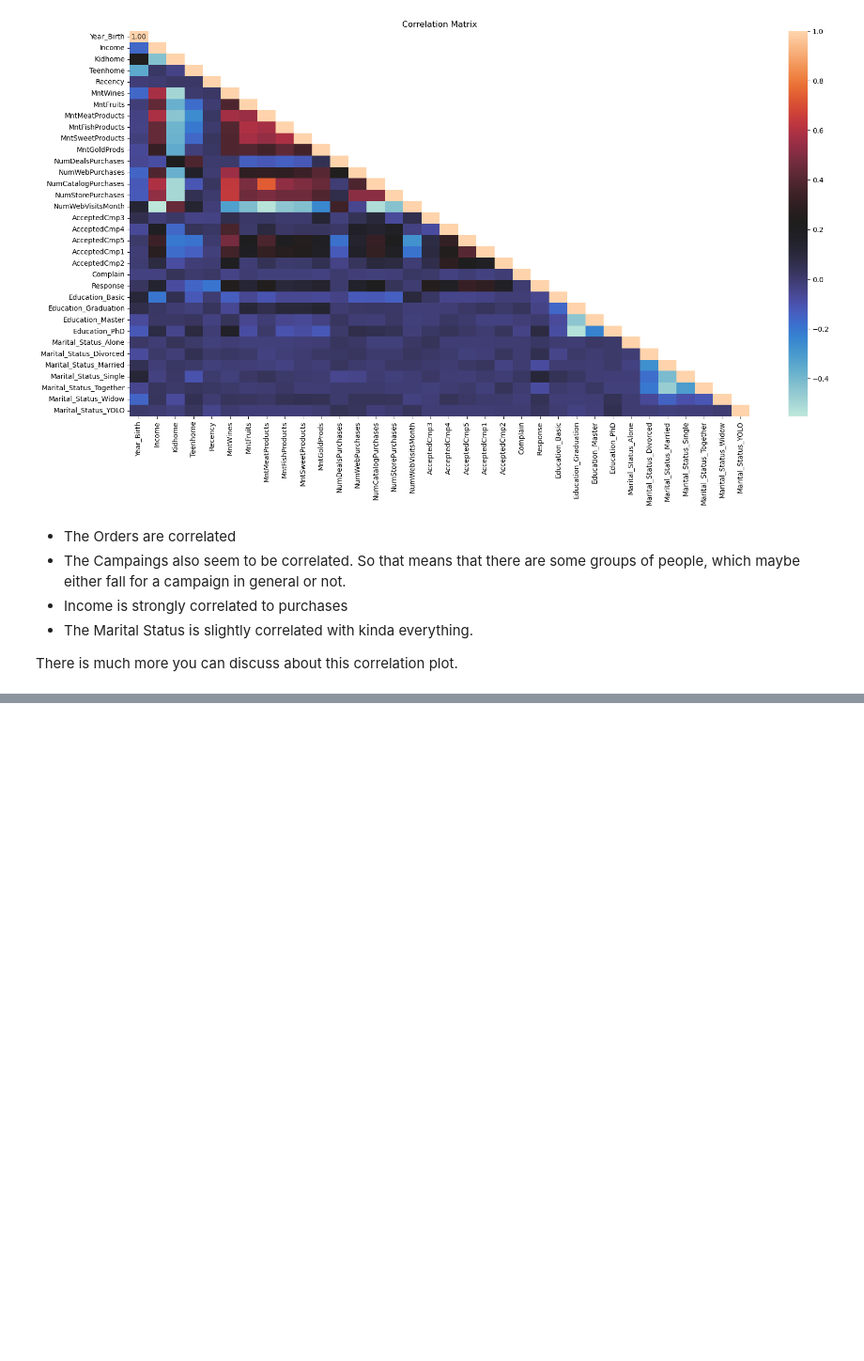
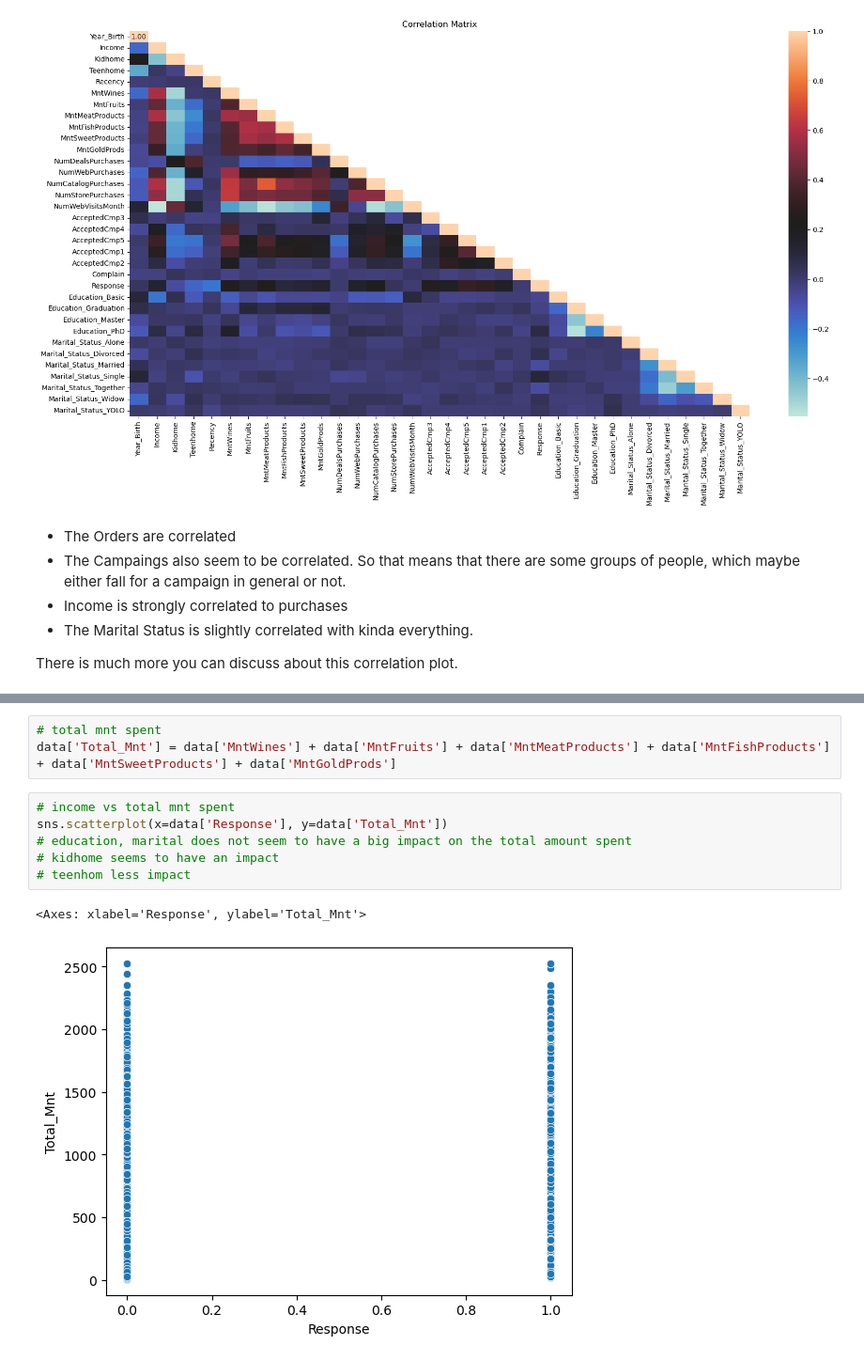
Before and after one commit to Tomson909/Customer-Personality-Analysis, a Jupyter notebook: 01_EDA/EDA.ipynb, the cells around one changed output, grey strips where cells are left out. Shown: that part at 94% size. Cells and saved outputs as stored; diff of their text form; blank space fills up the shorter version.

```diff
--- a/01_EDA/EDA.ipynb
+++ b/01_EDA/EDA.ipynb
@@ -189,0 +200,12 @@ There is much more you can discuss about this correlation plot.
+# %%
+# total mnt spent
+data['Total_Mnt'] = data['MntWines'] + data['MntFruits'] + data['MntMeatProducts'] + data['MntFishProducts'] + data['MntSweetProducts'] + data['MntGoldProds']
+# %%
+# income vs total mnt spent
+sns.scatterplot(x=data['Response'], y=data['Total_Mnt'])
+# education, marital does not seem to have a big impact on the total amount spent
+# kidhome seems to have an impact
+# teenhom less impact
+# %% [output]
+<Axes: xlabel='Response', ylabel='Total_Mnt'>
+[figure, added]
```
Also changed, not shown: parts of 5 cells of this notebook.
